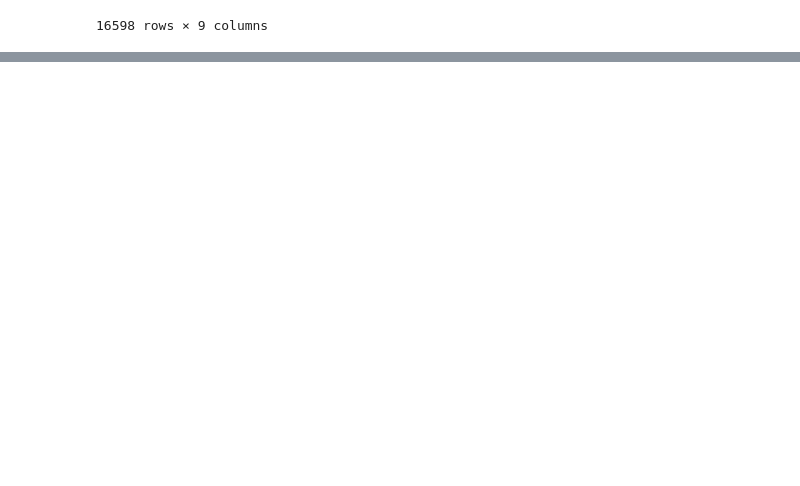
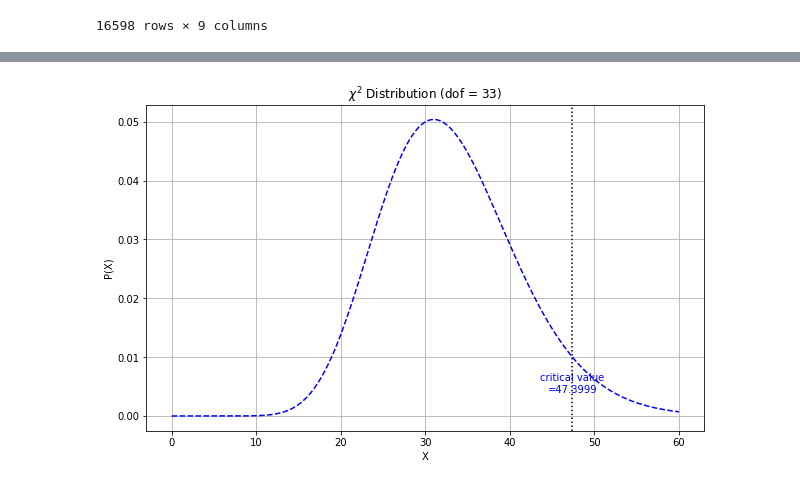
Before and after one commit to Harry-000/cs-section-project, a Jupyter notebook: AI06_Section1_Project.ipynb, the cells around one changed output, grey strips where cells are left out. Cells and saved outputs as stored; diff of their text form; code cells hidden in the pictures; blank space fills up the shorter version.

```diff
--- a/AI06_Section1_Project.ipynb
+++ b/AI06_Section1_Project.ipynb
@@ -139 +157,18 @@ df_Relation_GenreCountry
+# %%
+x95 = chi2(dof).ppf(.95)
+
+plt.figure(figsize=(10, 6))
+plt.plot(x, y, 'b--')
+
+plt.axvline(x=x95, color='black', linestyle=':')
+plt.text(x95, .004, 'critical value\n=' + str(round(x95, 4)),
+         horizontalalignment='center', color='b')
+
+plt.xlabel('X')
+plt.ylabel('P(X)')
+plt.grid()
+plt.title(r'$\chi^2$ Distribution (dof = 33)')
+plt.show()
+# %% [output]
+[figure, added]
 # %%
```
Also changed, not shown: parts of 9 cells of this notebook.
